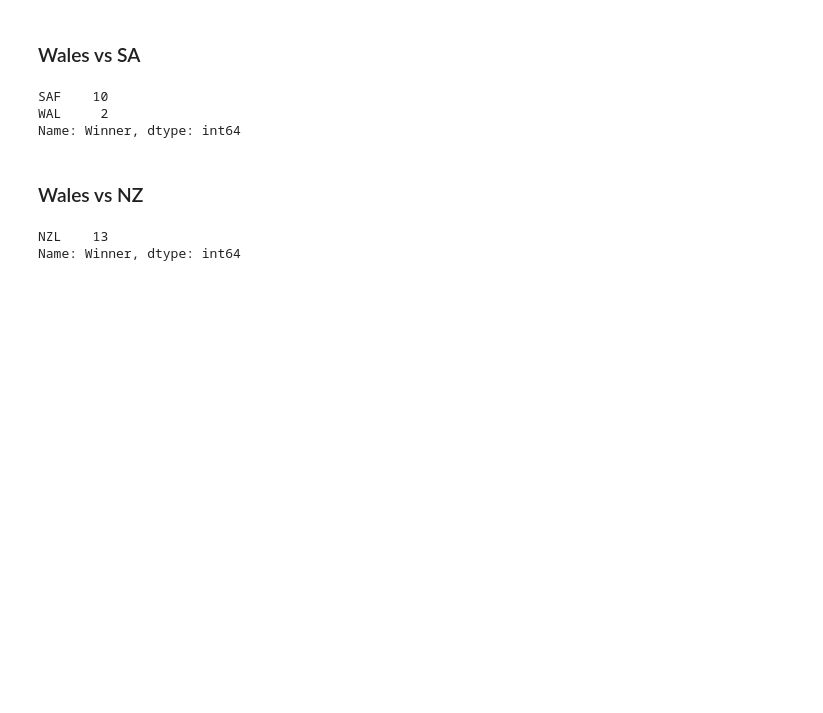
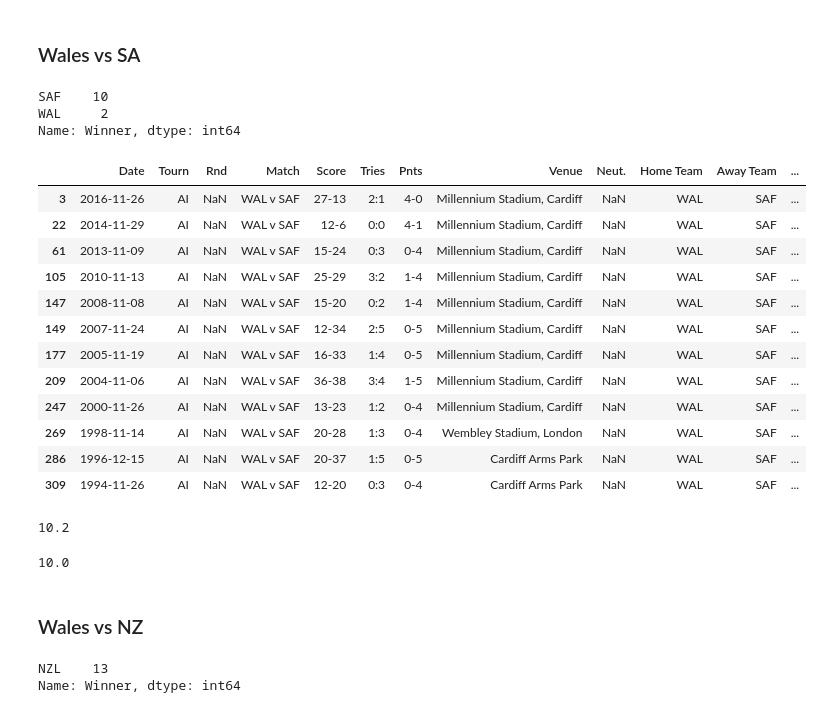
Before and after one commit to gpmurphy7/Rugby_analysis, a Jupyter notebook: Autumn_International_Analysis/Autum_Internationals_First_Look.ipynb, the cells around one changed output. Saved outputs shown, nothing was run; the diff lists cells and outputs as text; code cells hidden in the pictures; blank space fills up the shorter version.

```diff
--- a/Autumn_International_Analysis/Autum_Internationals_First_Look.ipynb
+++ b/Autumn_International_Analysis/Autum_Internationals_First_Look.ipynb
@@ -502,6 +525,30 @@ df[(df['Match'] == 'WAL v SAF') | (df['Match'] == 'SAF v WAL')]['Winner'].value_
 SAF    10
 WAL     2
 Name: Winner, dtype: int64
+# %%
+df[(df['Match'] == 'WAL v SAF') | (df['Match'] == 'SAF v WAL')]
+# %% [output]
+|  | Date | Tourn | Rnd | Match | Score | Tries | Pnts | Venue | Neut. | Home Team | Away Team | ... |
+| 3 | 2016-11-26 | AI | NaN | WAL v SAF | 27-13 | 2:1 | 4-0 | Millennium Stadium, Cardiff | NaN | WAL | SAF | ... |
+| 22 | 2014-11-29 | AI | NaN | WAL v SAF | 12-6 | 0:0 | 4-1 | Millennium Stadium, Cardiff | NaN | WAL | SAF | ... |
+| 61 | 2013-11-09 | AI | NaN | WAL v SAF | 15-24 | 0:3 | 0-4 | Millennium Stadium, Cardiff | NaN | WAL | SAF | ... |
+| 105 | 2010-11-13 | AI | NaN | WAL v SAF | 25-29 | 3:2 | 1-4 | Millennium Stadium, Cardiff | NaN | WAL | SAF | ... |
+| 147 | 2008-11-08 | AI | NaN | WAL v SAF | 15-20 | 0:2 | 1-4 | Millennium Stadium, Cardiff | NaN | WAL | SAF | ... |
+| 149 | 2007-11-24 | AI | NaN | WAL v SAF | 12-34 | 2:5 | 0-5 | Millennium Stadium, Cardiff | NaN | WAL | SAF | ... |
+| 177 | 2005-11-19 | AI | NaN | WAL v SAF | 16-33 | 1:4 | 0-5 | Millennium Stadium, Cardiff | NaN | WAL | SAF | ... |
+| 209 | 2004-11-06 | AI | NaN | WAL v SAF | 36-38 | 3:4 | 1-5 | Millennium Stadium, Cardiff | NaN | WAL | SAF | ... |
+| 247 | 2000-11-26 | AI | NaN | WAL v SAF | 13-23 | 1:2 | 0-4 | Millennium Stadium, Cardiff | NaN | WAL | SAF | ... |
+| 269 | 1998-11-14 | AI | NaN | WAL v SAF | 20-28 | 1:3 | 0-4 | Wembley Stadium, London | NaN | WAL | SAF | ... |
+| 286 | 1996-12-15 | AI | NaN | WAL v SAF | 20-37 | 1:5 | 0-5 | Cardiff Arms Park | NaN | WAL | SAF | ... |
+| 309 | 1994-11-26 | AI | NaN | WAL v SAF | 12-20 | 0:3 | 0-4 | Cardiff Arms Park | NaN | WAL | SAF | ... |
+# %%
+df[((df['Match'] == 'WAL v SAF') | (df['Match'] == 'SAF v WAL'))&(df['Winner']=='SAF')]['Margin'].mean()
+# %% [output]
+10.2
+# %%
+df[((df['Match'] == 'WAL v SAF') | (df['Match'] == 'SAF v WAL'))&(df['Winner']=='WAL')]['Margin'].mean()
+# %% [output]
+10.0
 # %% [markdown]
 ### Wales vs NZ
 # %%
```
Also changed, not shown: parts of 13 cells of this notebook, 1 other file.
